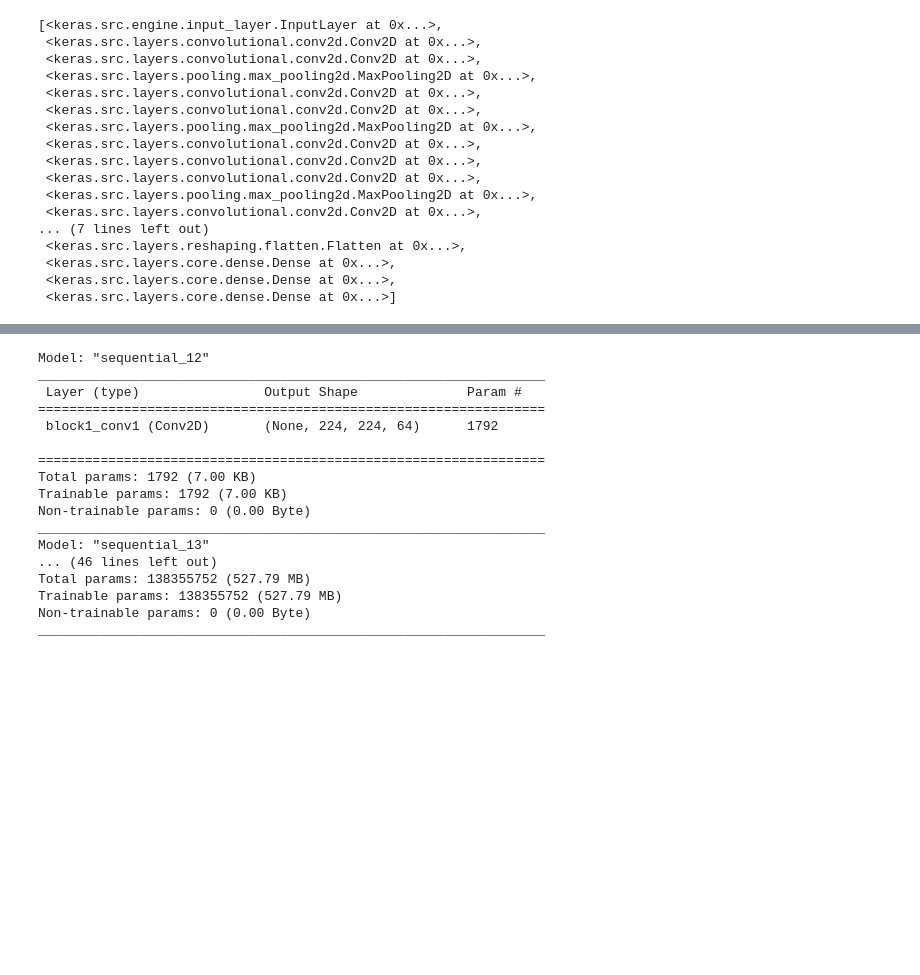
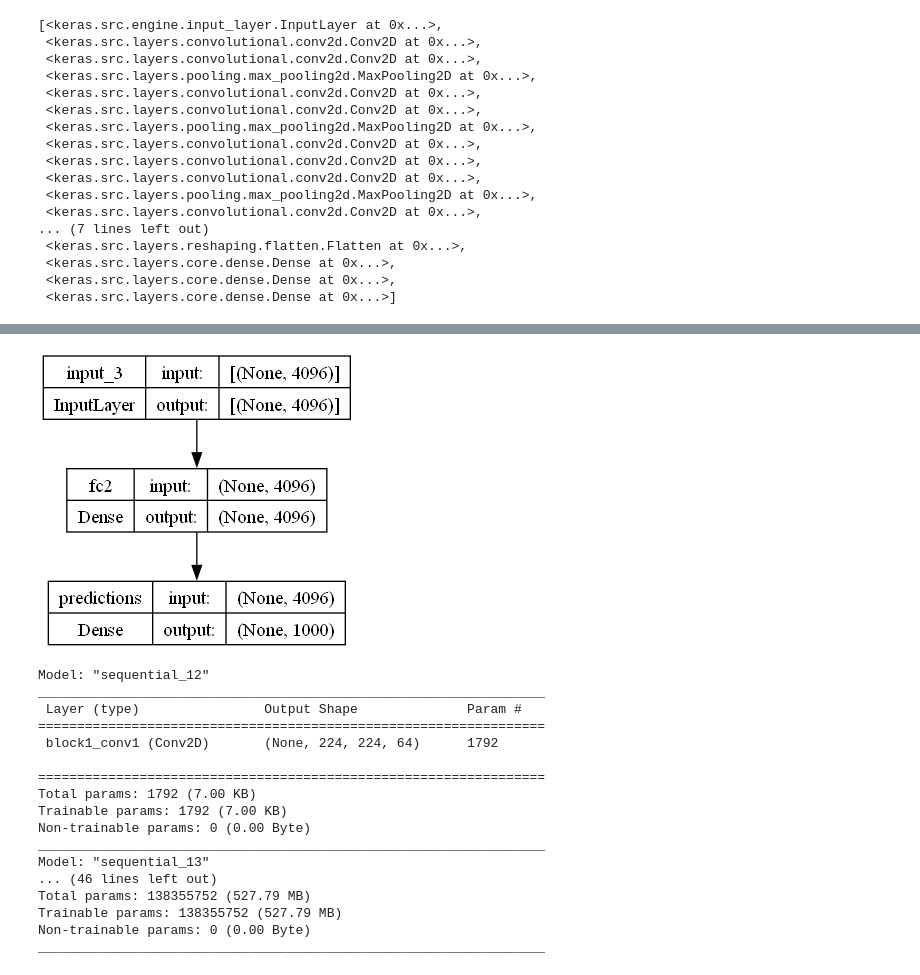
Before and after one commit to hpc-tuwien/SPLINTER, a Jupyter notebook: VGG16/vgg16.ipynb, the cells around one changed output, grey strips where cells are left out. Cells and saved outputs as stored; diff of their text form; code cells hidden in the pictures; blank space fills up the shorter version.

```diff
--- a/VGG16/vgg16.ipynb
+++ b/VGG16/vgg16.ipynb
@@ -82,3 +89,7 @@ head_network, tail_network = split_sequential_model(model, partition_idx)
+# %%
+plot_model(tail_network, show_layer_names=True, show_shapes=True)
+# %% [output]
+[figure, added]
 # %%
 head_network.summary()
 tail_network.summary()
```
Also changed, not shown: parts of 4 cells of this notebook, 34 other files.
